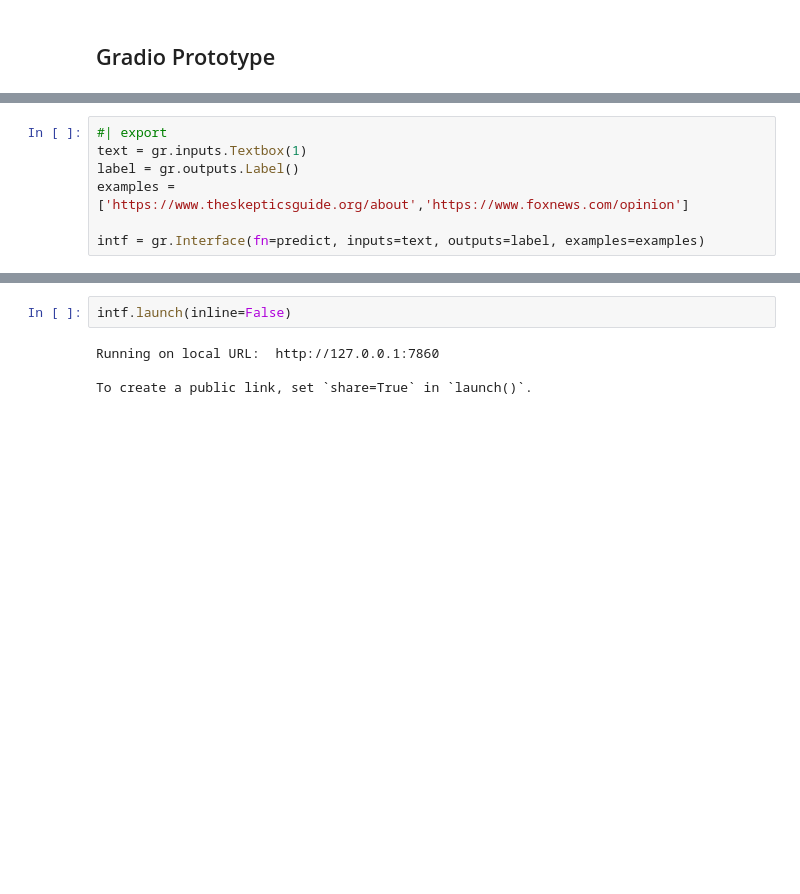
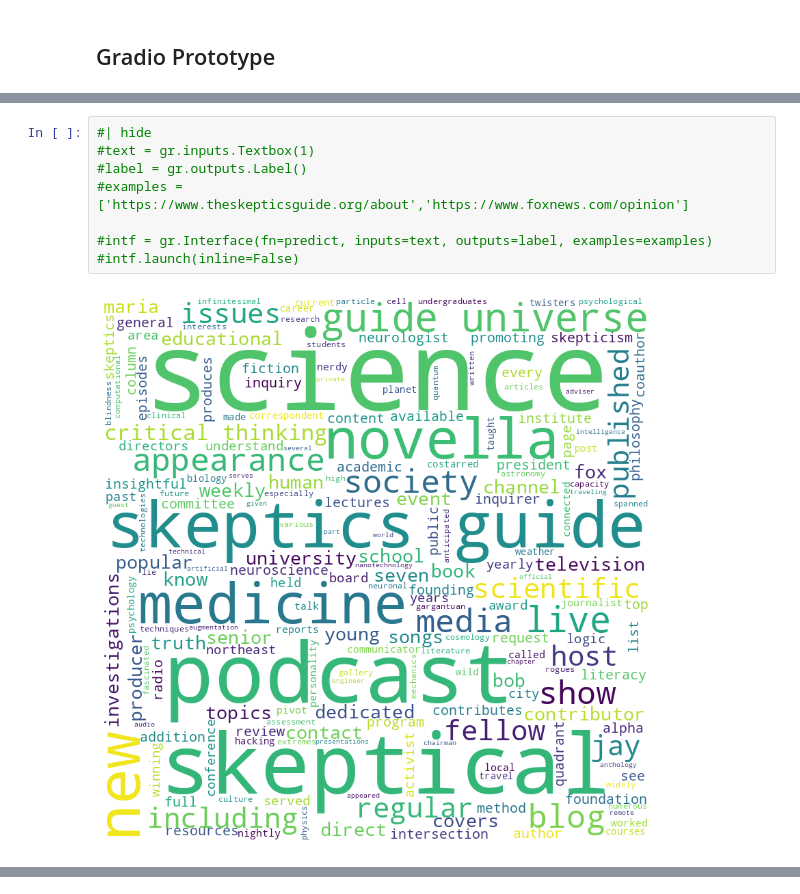
Before and after one commit to sbavery/pseudometer, a Jupyter notebook: nbs/02_app_gradio.ipynb, the cells around one changed output, grey strips where cells are left out. Cells and saved outputs as stored; diff of their text form; blank space fills up the shorter version.

```diff
--- a/nbs/02_app_gradio.ipynb
+++ b/nbs/02_app_gradio.ipynb
@@ -48,7 +61,10 @@ predict('https://www.si.edu/explore/science')
 # %%
-#| export
-text = gr.inputs.Textbox(1)
-label = gr.outputs.Label()
-examples = ['https://www.theskepticsguide.org/about','https://www.foxnews.com/opinion']
+#| hide
+#text = gr.inputs.Textbox(1)
+#label = gr.outputs.Label()
+#examples = ['https://www.theskepticsguide.org/about','https://www.foxnews.com/opinion']
 
-intf = gr.Interface(fn=predict, inputs=text, outputs=label, examples=examples)
+#intf = gr.Interface(fn=predict, inputs=text, outputs=label, examples=examples)
+#intf.launch(inline=False)
+# %% [output]
+[figure, added]
@@ -55,6 +71,0 @@ intf = gr.Interface(fn=predict, inputs=text, outputs=label, examples=examples)
-# %%
-intf.launch(inline=False)
-# %% [output]
-Running on local URL:  http://127.0.0.1:7860
-
-To create a public link, set `share=True` in `launch()`.
```
Also changed, not shown: parts of 5 cells of this notebook, 1 other file.
